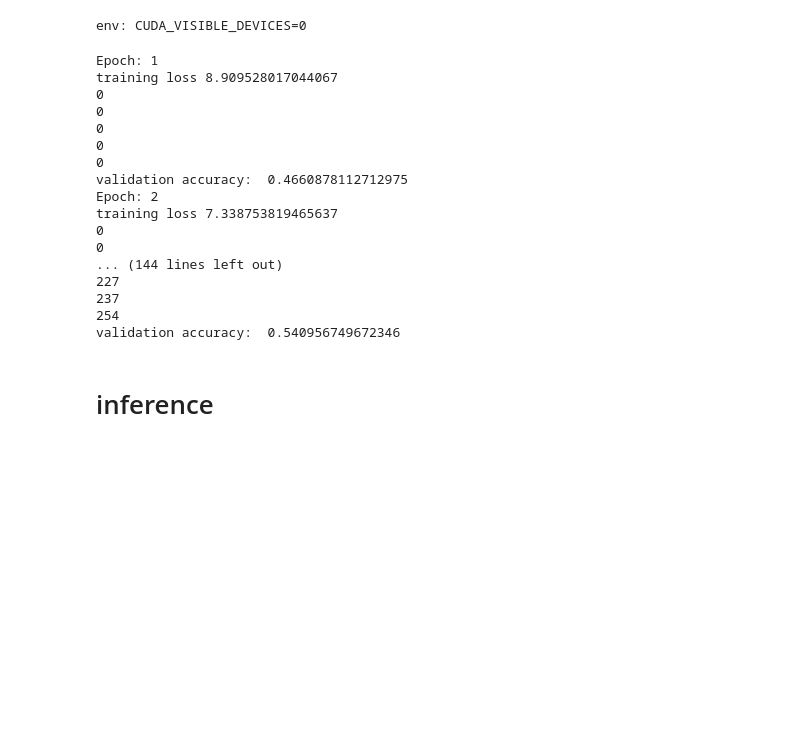
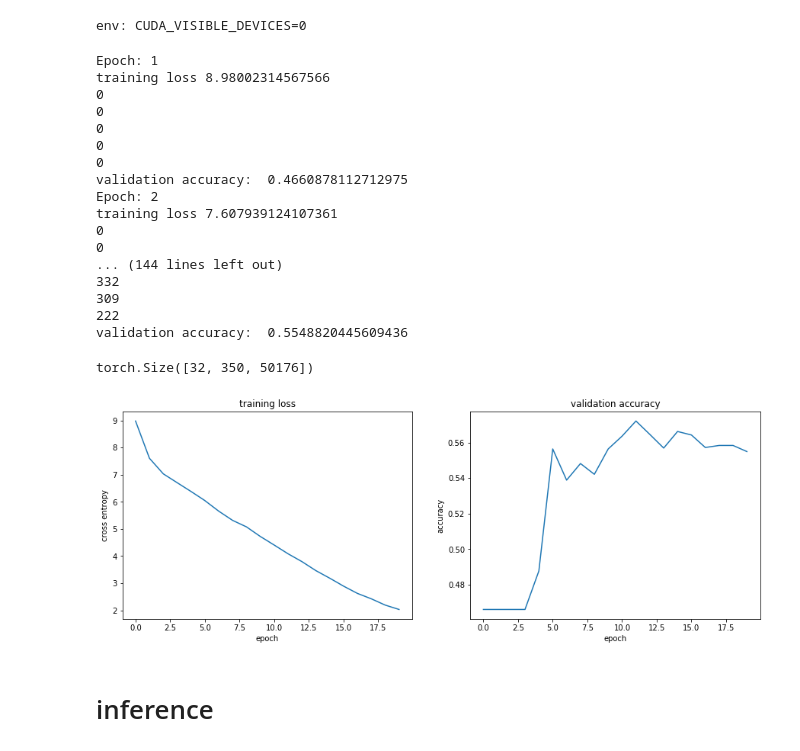
Before and after one commit to thtang/DLCV2018SPRING, a Jupyter notebook: hw5/train/Seq2Seq_classification.ipynb, the cells around one changed output. Saved outputs shown, nothing was run; the diff lists cells and outputs as text; code cells hidden in the pictures; blank space fills up the shorter version.

```diff
--- a/hw5/train/Seq2Seq_classification.ipynb
+++ b/hw5/train/Seq2Seq_classification.ipynb
@@ -92,6 +92,7 @@ class Loss(nn.Module):
         return loss
 # %%
 feature_size = 1024*7*7
+# feature_size = 2048
 model = seq2seq(feature_size,hidden_size=512,dropout=0.5, n_layers=2).cuda()
 # model.load_state_dict(weights)
 
@@ -100,6 +101,8 @@ BATCH_SIZE = 32
 loss_function = Loss().cuda()
 max_accuracy = 0
 model.train()
+training_loss_list = []
+validation_acc_list = []
 for epoch in range(20):
     print("Epoch:", epoch+1)
     CE_loss = 0.0
@@ -121,7 +124,6 @@ for epoch in range(20):
         input_lengths = train_lengths_sfl[index:index+BATCH_SIZE]
         input_X, input_y, input_lengths = sort_pad(input_X, input_lengths, input_y)
         # use GPU
-#         input_X = torch.nn.utils.rnn.pad_sequence(input_X).cuda()
         # forward + backward + optimize
         output = model(input_X.cuda(), input_lengths)
         # compute loss for each sample in training data
@@ -130,7 +132,7 @@ for epoch in range(20):
         optimizer.step()
         CE_loss += loss.cpu().data.numpy()
     print("training loss",CE_loss)
-
+    training_loss_list.append(CE_loss)
     # validation
     same_difference = []
     with torch.no_grad():
@@ -150,6 +152,7 @@ for epoch in range(20):
         for i in same_difference:
             total+=list(i)
         accuracy = np.mean(total)
+        validation_acc_list.append(accuracy)
         print("validation accuracy: ",accuracy)
     if accuracy > max_accuracy:
         max_accuracy = accuracy
@@ -157,7 +160,7 @@ for epoch in range(20):
     model.train()
 # %% [output]
 Epoch: 1
-training loss 8.909528017044067
+training loss 8.98002314567566
 0
 0
 0
@@ -165,13 +168,33 @@ training loss 8.909528017044067
 0
 validation accuracy:  0.4660878112712975
 Epoch: 2
-training loss 7.338753819465637
+training loss 7.607939124107361
 0
 0
 ... (144 lines left out)
-227
-237
-254
-validation accuracy:  0.540956749672346
+332
+309
+222
+validation accuracy:  0.5548820445609436
+# %%
+input_X.size()
+# %% [output]
+torch.Size([32, 350, 50176])
+# %%
+plt.figure(figsize=(15,5))
+plt.subplot(1,2,1)
+plt.plot(training_loss_list)
+plt.title("training loss")
+plt.ylabel("cross entropy")
+plt.xlabel("epoch")
+plt.subplot(1,2,2)
+plt.plot(validation_acc_list)
+plt.title("validation accuracy")
+plt.ylabel("accuracy")
+plt.xlabel("epoch")
+plt.savefig("p3_curve.png")
+plt.show()
+# %% [output]
+[figure, added]
 # %% [markdown]
 # inference
```
Also changed, not shown: parts of 6 cells of this notebook, 2 other files.
